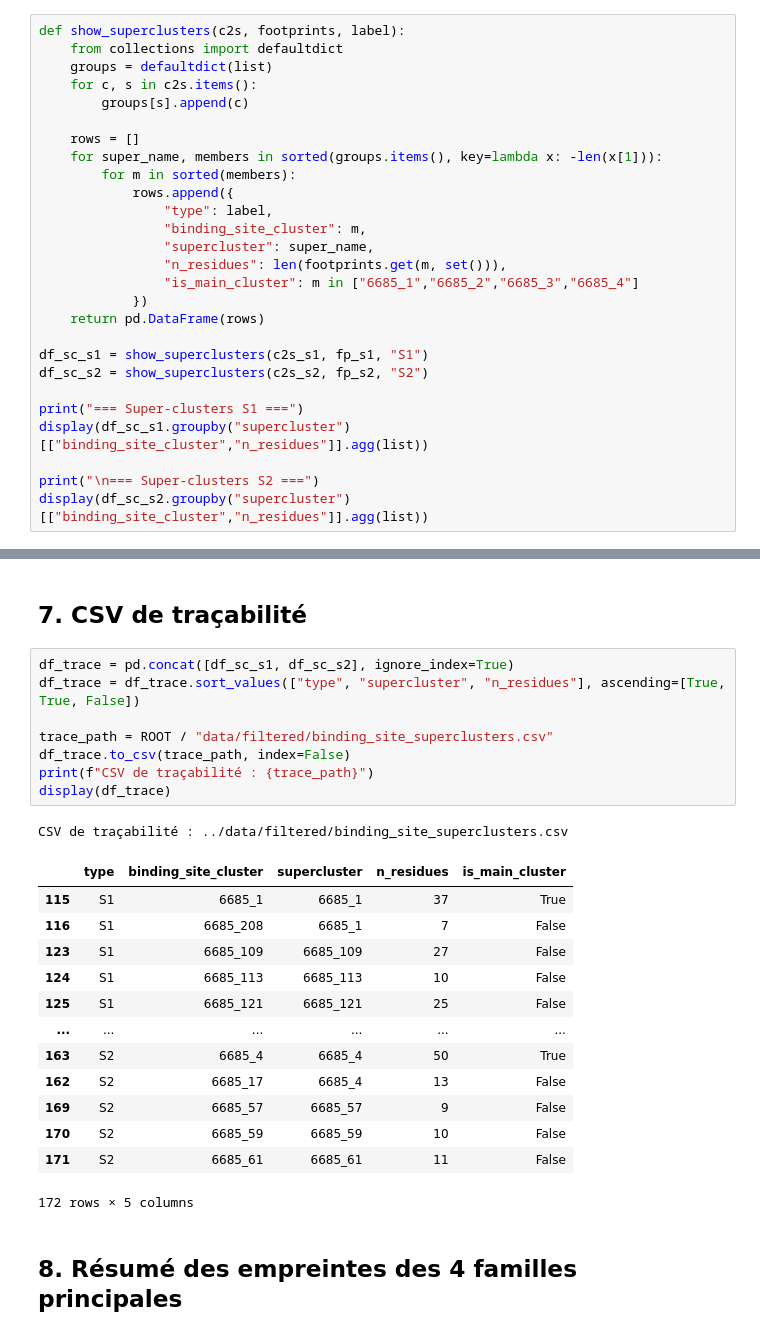
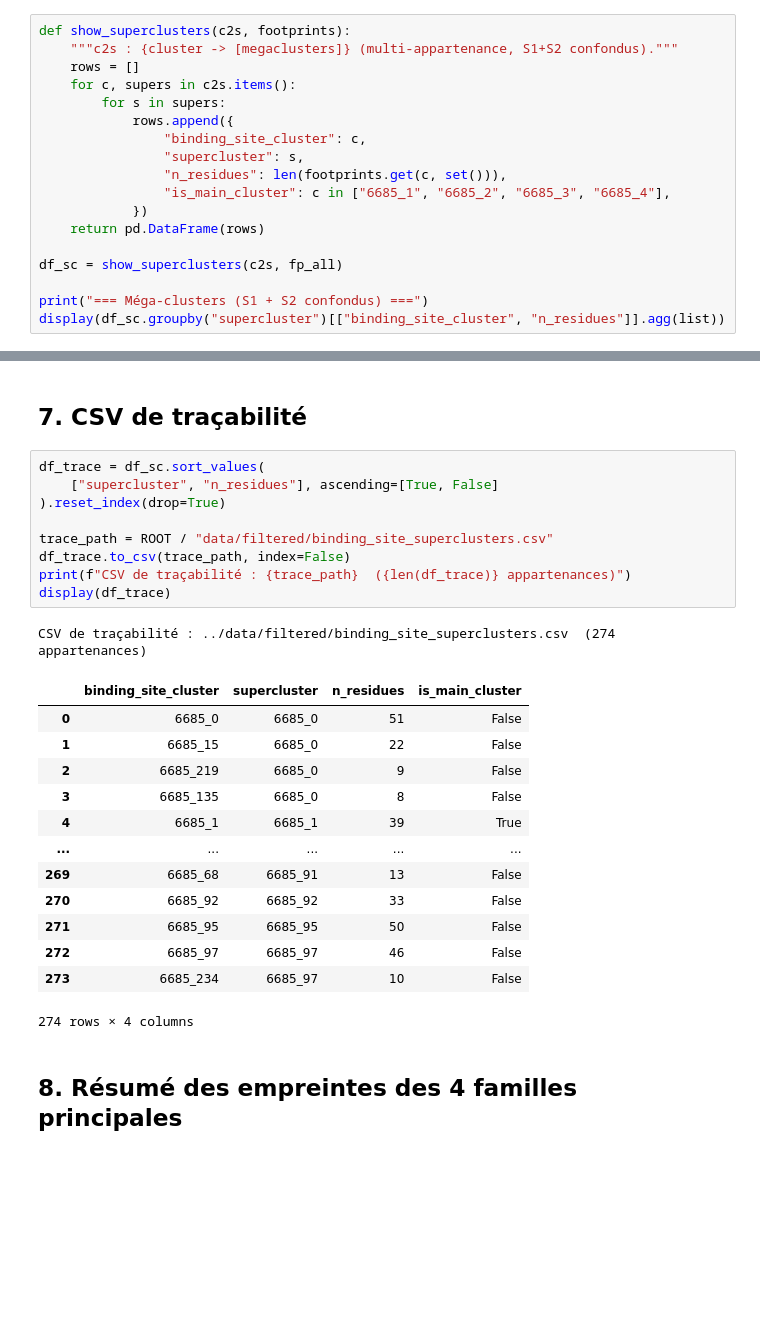
Before and after one commit to anaisdlss/actin_project, a Jupyter notebook: notebooks/binding_site_superclusters.ipynb, the cells around one changed output, grey strips where cells are left out. Saved outputs shown, nothing was run; the diff lists cells and outputs as text; blank space fills up the shorter version.

```diff
--- a/notebooks/binding_site_superclusters.ipynb
+++ b/notebooks/binding_site_superclusters.ipynb
@@ -187,30 +197,21 @@ print(f"  {len(set(c2s_s2.values()))} super-clusters S2")
 # %% [markdown]
 ## 5. Vue détaillée des super-clusters
 # %%
-def show_superclusters(c2s, footprints, label):
-    from collections import defaultdict
-    groups = defaultdict(list)
-    for c, s in c2s.items():
-        groups[s].append(c)
-
+def show_superclusters(c2s, footprints):
+    """c2s : {cluster -> [megaclusters]} (multi-appartenance, S1+S2 confondus)."""
     rows = []
-    for super_name, members in sorted(groups.items(), key=lambda x: -len(x[1])):
-        for m in sorted(members):
+    for c, supers in c2s.items():
+        for s in supers:
             rows.append({
-                "type": label,
-                "binding_site_cluster": m,
-                "supercluster": super_name,
-                "n_residues": len(footprints.get(m, set())),
-                "is_main_cluster": m in ["6685_1","6685_2","6685_3","6685_4"]
+                "binding_site_cluster": c,
+                "supercluster": s,
+                "n_residues": len(footprints.get(c, set())),
+                "is_main_cluster": c in ["6685_1", "6685_2", "6685_3", "6685_4"],
             })
     return pd.DataFrame(rows)
 
-df_sc_s1 = show_superclusters(c2s_s1, fp_s1, "S1")
-df_sc_s2 = show_superclusters(c2s_s2, fp_s2, "S2")
+df_sc = show_superclusters(c2s, fp_all)
 
-print("=== Super-clusters S1 ===")
-display(df_sc_s1.groupby("supercluster")[["binding_site_cluster","n_residues"]].agg(list))
-
-print("\n=== Super-clusters S2 ===")
-display(df_sc_s2.groupby("supercluster")[["binding_site_cluster","n_residues"]].agg(list))
+print("=== Méga-clusters (S1 + S2 confondus) ===")
+display(df_sc.groupby("supercluster")[["binding_site_cluster", "n_residues"]].agg(list))
 # %% [output]
@@ -300,28 +291,29 @@ Nouvelles colonnes : s1_supercluster, s2_supercluster
 # %% [markdown]
 ## 7. CSV de traçabilité
 # %%
-df_trace = pd.concat([df_sc_s1, df_sc_s2], ignore_index=True)
-df_trace = df_trace.sort_values(["type", "supercluster", "n_residues"], ascending=[True, True, False])
+df_trace = df_sc.sort_values(
+    ["supercluster", "n_residues"], ascending=[True, False]
+).reset_index(drop=True)
 
 trace_path = ROOT / "data/filtered/binding_site_superclusters.csv"
 df_trace.to_csv(trace_path, index=False)
-print(f"CSV de traçabilité : {trace_path}")
+print(f"CSV de traçabilité : {trace_path}  ({len(df_trace)} appartenances)")
 display(df_trace)
 # %% [output]
-CSV de traçabilité : ../data/filtered/binding_site_superclusters.csv
+CSV de traçabilité : ../data/filtered/binding_site_superclusters.csv  (274 appartenances)
-|  | type | binding_site_cluster | supercluster | n_residues | is_main_cluster |
-| 115 | S1 | 6685_1 | 6685_1 | 37 | True |
-| 116 | S1 | 6685_208 | 6685_1 | 7 | False |
-| 123 | S1 | 6685_109 | 6685_109 | 27 | False |
-| 124 | S1 | 6685_113 | 6685_113 | 10 | False |
-| 125 | S1 | 6685_121 | 6685_121 | 25 | False |
-| ... | ... | ... | ... | ... | ... |
-| 163 | S2 | 6685_4 | 6685_4 | 50 | True |
-| 162 | S2 | 6685_17 | 6685_4 | 13 | False |
-| 169 | S2 | 6685_57 | 6685_57 | 9 | False |
-| 170 | S2 | 6685_59 | 6685_59 | 10 | False |
-| 171 | S2 | 6685_61 | 6685_61 | 11 | False |
+|  | binding_site_cluster | supercluster | n_residues | is_main_cluster |
+| 0 | 6685_0 | 6685_0 | 51 | False |
+| 1 | 6685_15 | 6685_0 | 22 | False |
+| 2 | 6685_219 | 6685_0 | 9 | False |
+| 3 | 6685_135 | 6685_0 | 8 | False |
+| 4 | 6685_1 | 6685_1 | 39 | True |
+| ... | ... | ... | ... | ... |
+| 269 | 6685_68 | 6685_91 | 13 | False |
+| 270 | 6685_92 | 6685_92 | 33 | False |
+| 271 | 6685_95 | 6685_95 | 50 | False |
+| 272 | 6685_97 | 6685_97 | 46 | False |
+| 273 | 6685_234 | 6685_97 | 10 | False |
-172 rows × 5 columns
+274 rows × 4 columns
 # %% [markdown]
 ## 8. Résumé des empreintes des 4 familles principales
 # %%
```
Also changed, not shown: parts of 10 cells of this notebook, 12 other files.
